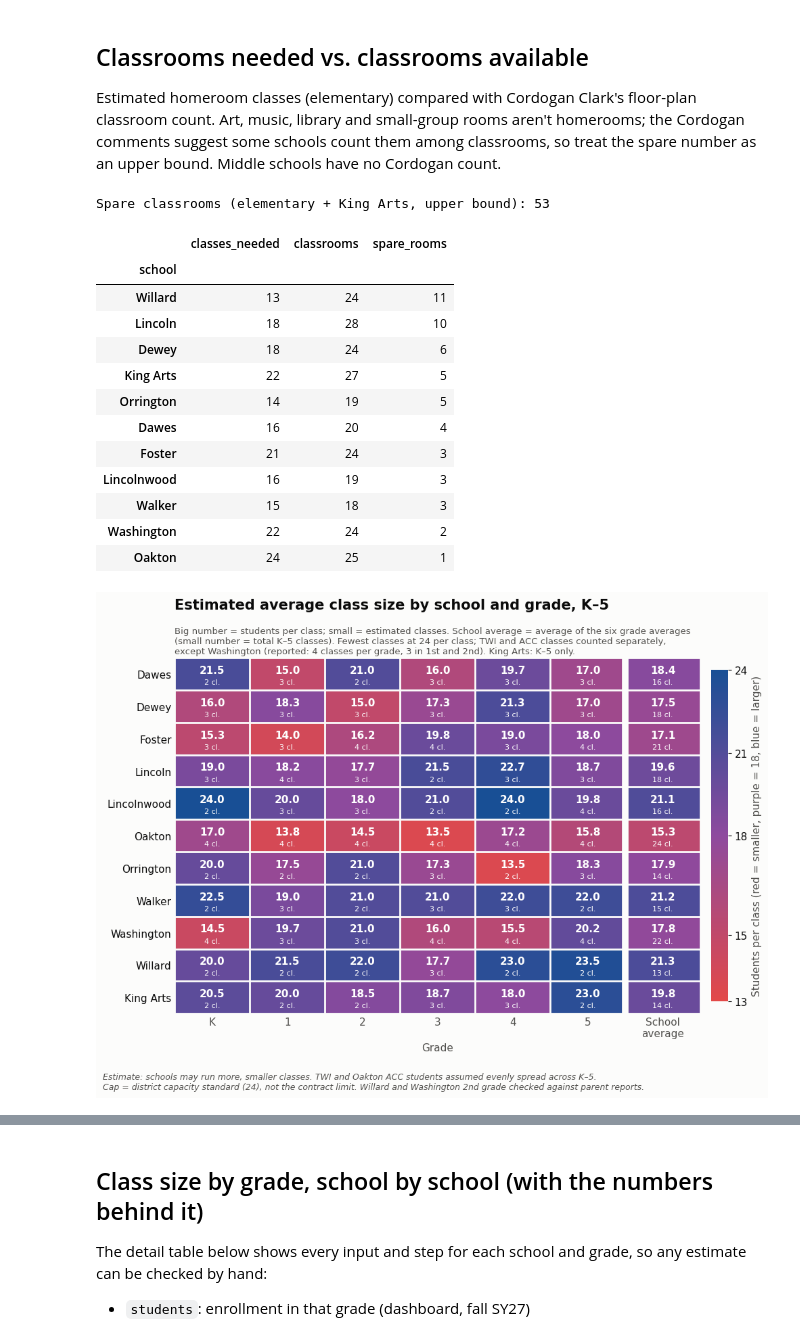
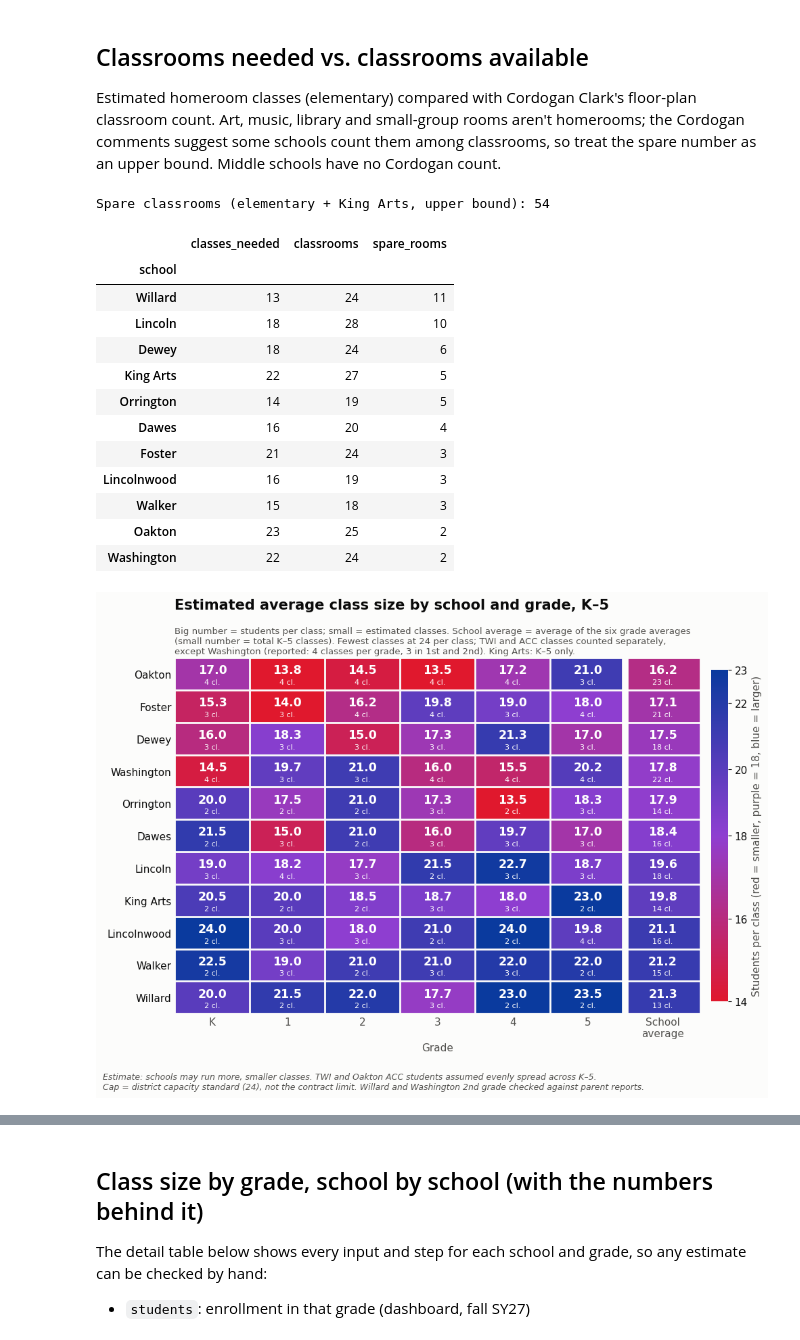
Before and after one commit to jmclip/enrollment_fall26, a Jupyter notebook: d65_enrollment_by_building.ipynb, the cells around one changed output, grey strips where cells are left out. Saved outputs shown, nothing was run; the diff lists cells and outputs as text; code cells hidden in the pictures.

```diff
--- a/d65_enrollment_by_building.ipynb
+++ b/d65_enrollment_by_building.ipynb
@@ -874,7 +874,9 @@ acc_per_grade = {s: acc_total[s] / 6 for s in ACC_STRANDS}
 # its 2 TWI classes; the rest are monolingual/mainstream. Students are spread evenly across the grade's classes, because
 # the TWI/mainstream split within a grade isn't known.
 KNOWN_CLASSES = {('Washington', 0): 4, ('Washington', 1): 3, ('Washington', 2): 3,
-                 ('Washington', 3): 4, ('Washington', 4): 4, ('Washington', 5): 4}
+                 ('Washington', 3): 4, ('Washington', 4): 4, ('Washington', 5): 4,
+                 # Oakton 5th grade has one fewer class than the other grades: 3 (1 TWI + 1 ACC + 1 monolingual/mainstream)
+                 ('Oakton', 5): 3}
 
 def sections_for(row):
     n, cap, k5 = row.students, CAP[row.grade], row.grade <= 5
@@ -882,10 +884,10 @@ def sections_for(row):
     s_acc = ACC_STRANDS.get(row.school, 0) if k5 else 0
     if (row.school, row.grade) in KNOWN_CLASSES:
         total = KNOWN_CLASSES[(row.school, row.grade)]
-        s_reg = total - s_twi
+        s_reg = total - s_twi - s_acc
         t = n * s_twi / total                  # even class sizes across all classes in the grade
-        a = 0.0
-        rest = n - t
+        a = n * s_acc / total
+        rest = n - t - a
     else:
         t = min(twi_per_grade[row.school], n) if s_twi else 0.0
         a = min(acc_per_grade[row.school], n - t) if s_acc else 0.0
@@ -975,7 +977,7 @@ print('Spare classrooms (elementary + King Arts, upper bound):', int(need.spare_
 need.to_csv('data/classrooms_needed_vs_available.csv')
 need
 # %% [output]
-Spare classrooms (elementary + King Arts, upper bound): 53
+Spare classrooms (elementary + King Arts, upper bound): 54
 |  | classes_needed | classrooms | spare_rooms |
 | school |  |  |  |
 | Willard | 13 | 24 | 11 |
@@ -987,8 +989,8 @@ Spare classrooms (elementary + King Arts, upper bound): 53
 | Foster | 21 | 24 | 3 |
 | Lincolnwood | 16 | 19 | 3 |
 | Walker | 15 | 18 | 3 |
+| Oakton | 23 | 25 | 2 |
 | Washington | 22 | 24 | 2 |
-| Oakton | 24 | 25 | 1 |
 # %%
 # Heatmap: average class size by school and grade, elementary schools K-5 only (middle schools and King Arts 6-8 left out)
 from matplotlib.colors import LinearSegmentedColormap
@@ -1002,42 +1004,45 @@ S = sections_wide.drop(columns='total').reindex(order)[K5]
 # small number = total K-5 classes
 H['avg'] = H[K5].mean(axis=1)
 S['avg'] = S[K5].sum(axis=1)
+# Sort rows: lowest school average at the top, highest at the bottom
+order = H.sort_values('avg').index.tolist()
+H, S = H.loc[order], S.loc[order]
 
 fig, ax = plt.subplots(figsize=(10, 7.5))
 # Diverging scale: red (small classes) -> purple (18) -> blue (large classes)
 from matplotlib.colors import TwoSlopeNorm
 MID = 18
 vals = H.values.astype(float)
-red_blue = LinearSegmentedColormap.from_list('red_purple_blue', [RED, '#8e4a9e', DARK_BLUE])
-norm = TwoSlopeNorm(vmin=13, vcenter=MID, vmax=24)
+red_blue = LinearSegmentedColormap.from_list('red_purple_blue', ['#e0182d', '#8f3fd1', '#0a3a9e'])   # vivid, high contrast
+norm = TwoSlopeNorm(vmin=14, vcenter=MID, vmax=23)   # values past 14/23 get the full end color
 im = ax.imshow(vals, cmap=red_blue, norm=norm, aspect='auto')
 for i in range(H.shape[0]):
     for j in range(H.shape[1]):
         v = H.iat[i, j]
         if pd.notna(v):
             dark = True                     # every color on this scale is dark enough for white text
-            ax.text(j, i - 0.12, f'{v:.1f}', ha='center', va='center', fontsize=11, fontweight='bold', color='white' if dark else INK)
+            ax.text(j, i - 0.12, f'{v:.1f}', ha='center', va='center', fontsize=12.5, fontweight='bold', color='white' if dark else INK)
             ax.text(j, i + 0.25, f'{int(S.iat[i, j])} cl.', ha='center', va='center', fontsize=8, color='white' if dark else MUTED)
 ax.set_xticks(range(7), ['K', '1', '2', '3', '4', '5', 'School\naverage'])
 ax.set_yticks(range(len(order)), order)
 ax.tick_params(length=0); ax.grid(False)
 for sp in ax.spines.values(): sp.set_visible(False)
 ax.set_xticks(np.arange(-.5, 7, 1), minor=True); ax.set_yticks(np.arange(-.5, len(order), 1), minor=True)
 ax.grid(which='minor', color='#fcfcfb', linewidth=2); ax.tick_params(which='minor', length=0)
 ax.axvline(5.5, color='#fcfcfb', linewidth=7)      # gap before the school-average column
 ax.set_xlabel('Grade')
 ax.set_title('Estimated average class size by school and grade, K–5', loc='left', fontsize=15, fontweight='bold', color=INK, pad=52)
 ax.text(0, 1.012, 'Big number = students per class; small = estimated classes. School average = average of the six grade averages\n(small number = total K–5 classes). Fewest classes at 24 per class; TWI and ACC classes counted separately,\nexcept Washington (reported: 4 classes per grade, 3 in 1st and 2nd). King Arts: K–5 only.',
         transform=ax.transAxes, fontsize=9.5, color=MUTED)
 cb = fig.colorbar(im, ax=ax, fraction=0.03, pad=0.02); cb.outline.set_visible(False)
-cb.set_ticks([13, 15, 18, 21, 24]); cb.set_label('Students per class (red = smaller, purple = 18, blue = larger)', color=MUTED)
+cb.set_ticks([14, 16, 18, 20, 22, 23]); cb.set_label('Students per class (red = smaller, purple = 18, blue = larger)', color=MUTED)
 plt.tight_layout(rect=(0, 0.06, 1, 1))
 fig.text(0.01, 0.01, 'Estimate: schools may run more, smaller classes. TWI and Oakton ACC students assumed evenly spread across K–5.\nCap = district capacity standard (24), not the contract limit. Willard and Washington 2nd grade checked against parent reports.',
          fontsize=9, color=MUTED, style='italic')
 fig.savefig('images/chart_class_size_heatmap.png', dpi=200)
 plt.show()
 # %% [output]
-[figure, old version]
+[figure, new version]
 # %%
 # District average class size by grade
 fig, ax = plt.subplots(figsize=(10, 5.5))
```
Also changed, not shown: parts of 13 cells of this notebook, 15 other files.
